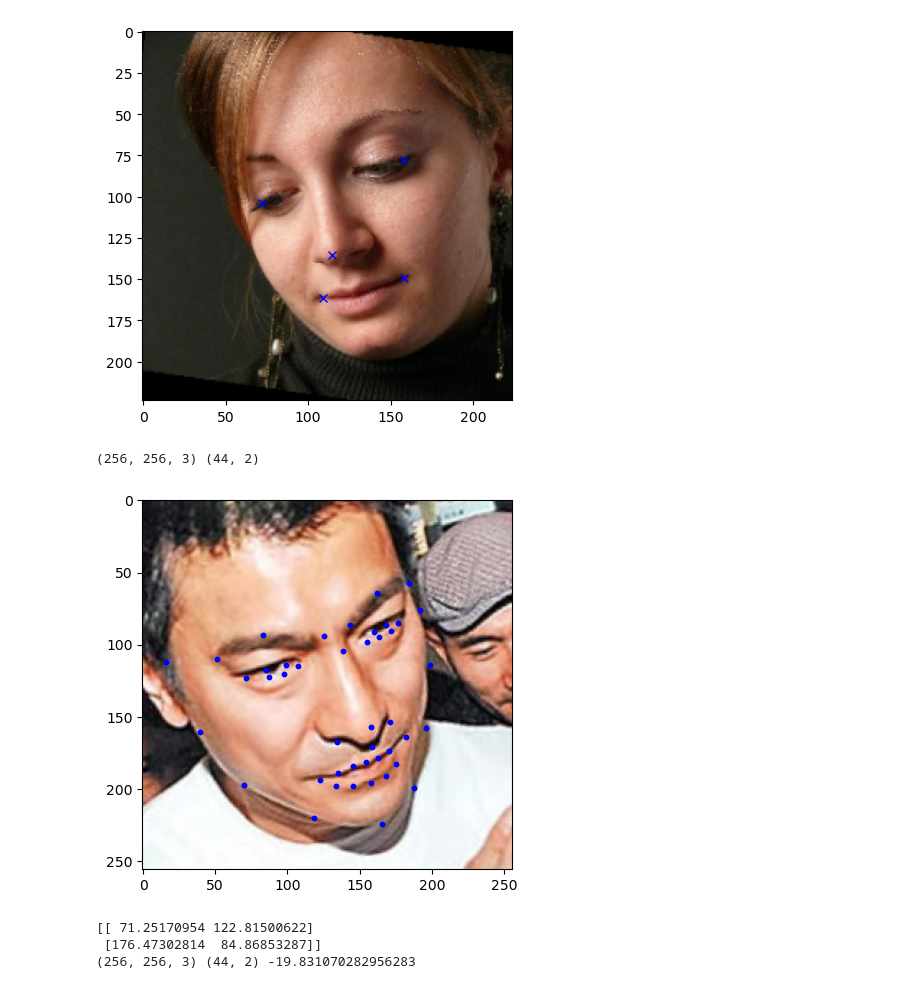
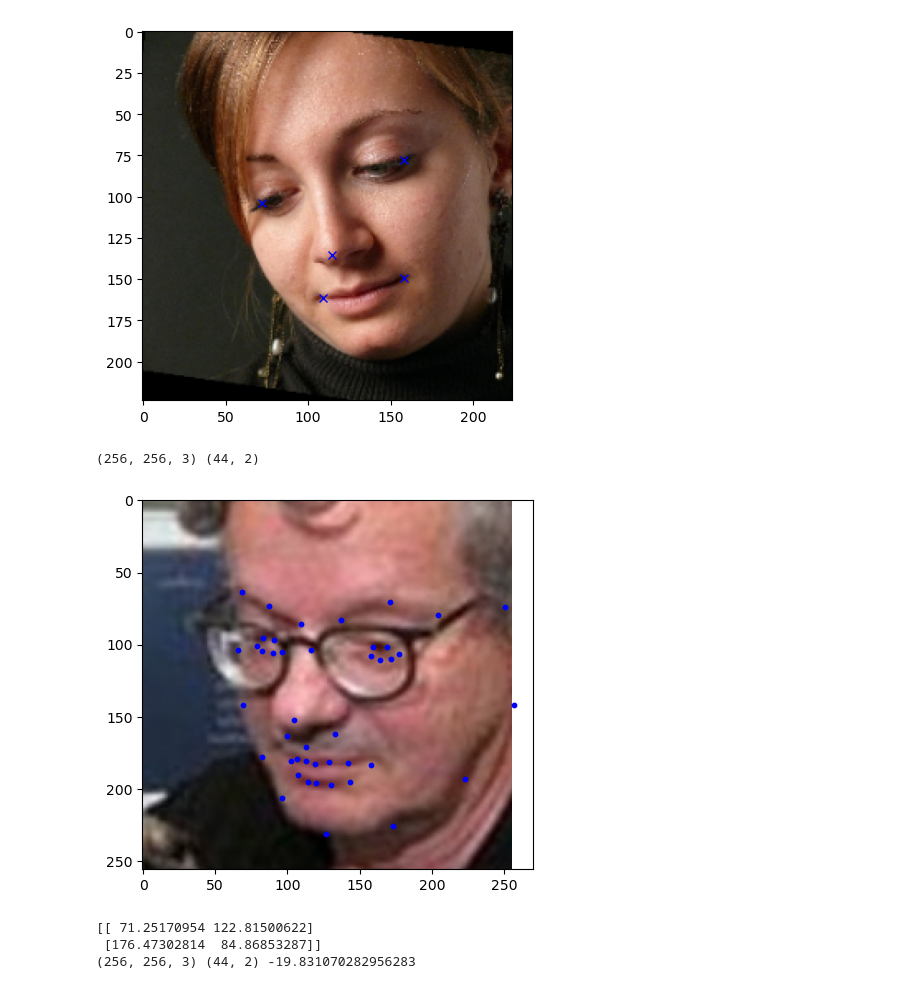
Before and after one commit to Xiao001010/FaceAlignment, a Jupyter notebook: affineTransform.ipynb, the cells around one changed output. Cells and saved outputs as stored; diff of their text form; code cells hidden in the pictures.

Commit message:
check training_images_full_test idx 3: pts out img

```diff
--- a/affineTransform.ipynb
+++ b/affineTransform.ipynb
@@ -258,35 +258,35 @@ tensor([[ 71.7536, 103.9428],
 # %%
 import math
 import cv2
 import numpy as np
 import matplotlib.pyplot as plt
 %matplotlib inline
 
 import torch
 import torchlm
 
 # Load the data that only has a subset of annotations using np.load
-data = np.load('data/training_images_full.npz', allow_pickle=True)
+data = np.load('data/training_images_full_test.npz', allow_pickle=True)
 
 # Extract the images
 images = data['images']
 # and the data points
 pts = data['points']
 
-idx = 32
+idx = 3
 
 img_raw = images[idx]
 pts_raw = pts[idx]
 print(img_raw.shape, pts_raw.shape)
 
 # Plot the image
 plt.imshow(img_raw)
 # Plot the points
 plt.scatter(pts_raw[:, 0], pts_raw[:, 1], c='b', s=10)
 plt.show()
 # %% [output]
 (256, 256, 3) (44, 2)
-[figure, old version]
+[figure, new version]
 # %%
 def Align(image, landmarks, eyes):
     left_eye = eyes[0]
```
